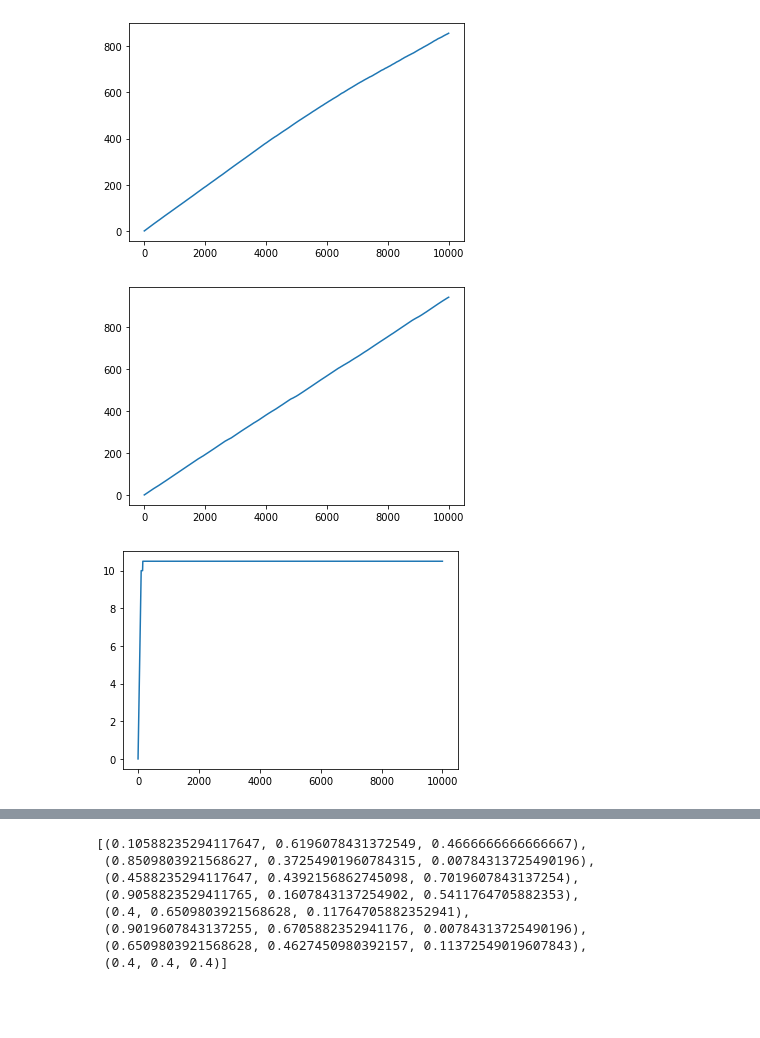
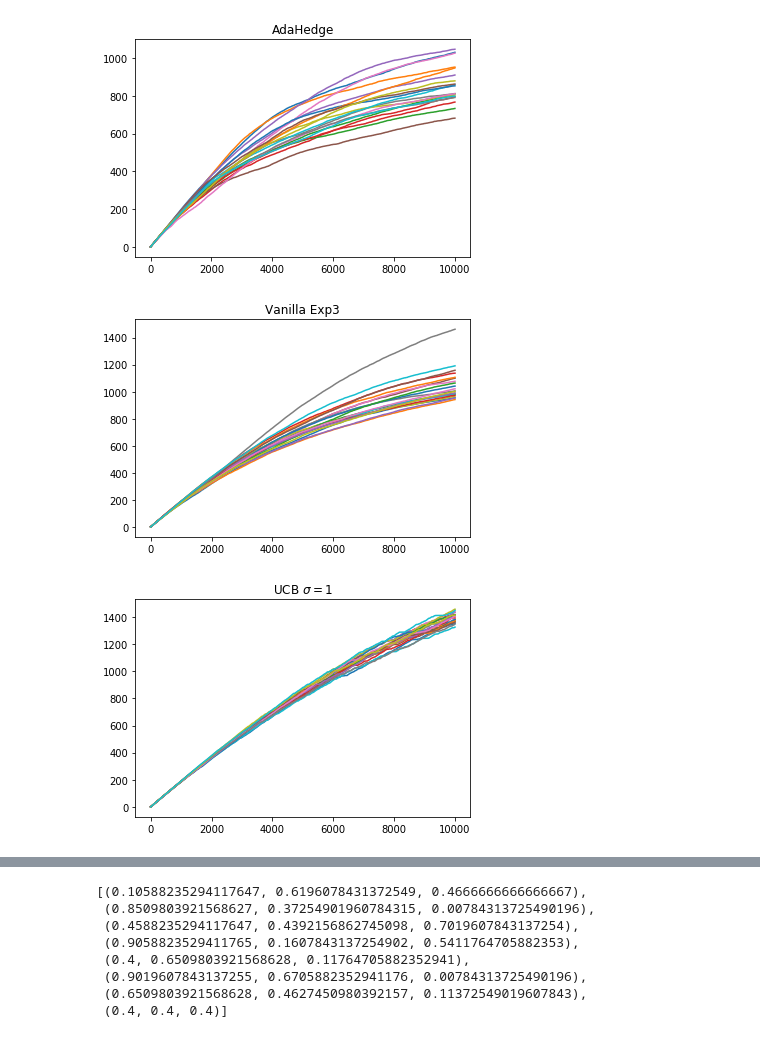
Before and after one commit to H2DI/bandits_lab, a Jupyter notebook: notebooks/range_adaptation.ipynb, the cells around one changed output, grey strips where cells are left out. Saved outputs shown, nothing was run; the diff lists cells and outputs as text; code cells hidden in the pictures; blank space fills up the shorter version.

```diff
--- a/notebooks/range_adaptation.ipynb
+++ b/notebooks/range_adaptation.ipynb
@@ -38,26 +39,23 @@ plt.plot(band.mus - scale / 2, 'rx')
-# %%
-def one_run(alg, band, T):
-    np.random.seed(1)
-
-    band.reset()
-    alg.reset()
-    for _ in range(T):
-        alg.play_once(band)
-    plt.plot(np.array(band.cum_regret) / scale)
-    plt.show()
-
-algs = [
-    AdaHedgeExp3Bounded(K, M=M),
-    Exp3(K , M=M, label="Vanilla Exp3"),
-    UCB(K, sig=1, label="UCB \sigma = true scale ="+str(scale)),
-]
-
-for alg in algs:
-    one_run(alg, band, T)
-# %% [output]
-[figure, removed]
-[figure, removed]
-[figure, removed]
+# %%
+algs = [
+    AdaHedgeExp3(K, M=M, label="AdaHedgeExp3"),
+    Exp3(K , M=M, label="Vanilla Exp3"),
+    UCB_a(K, sig=1, label=r"UCB $\sigma =1$"),
+]
+
+n_times = 20
+for alg in algs:
+    for _ in range(n_times):
+        band.reset()
+        alg.reset()
+        alg.play_T_times(band, T)
+        plt.plot(np.array(band.cum_regret) )
+    plt.title(alg.label)
+    plt.show()
+# %% [output]
+[figure, added]
+[figure, added]
+[figure, added]
 # %%
 np.random.seed(0)
 
```
Also changed, not shown: parts of 5 cells of this notebook, 17 other files.
